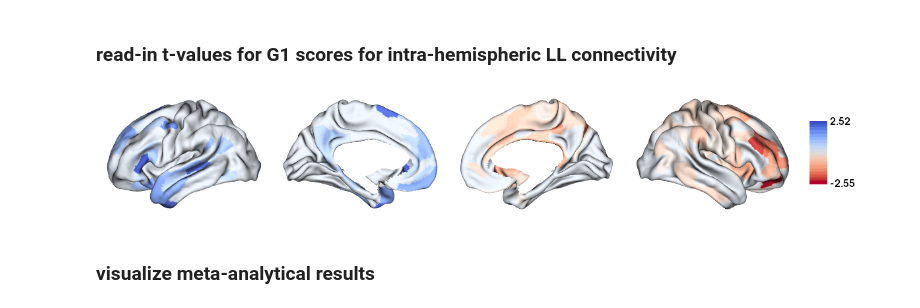
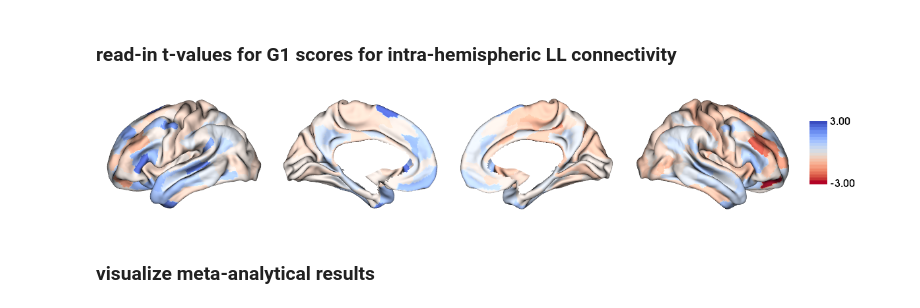
Before and after one commit to CNG-LAB/cngopen, a Jupyter notebook: asymmetry_functional_gradients/scripts/results_fig5.ipynb, the cells around one changed output. Drawn from its saved outputs; the diff is of its cells as text; code cells hidden in the pictures.

```diff
--- a/asymmetry_functional_gradients/scripts/results_fig5.ipynb
+++ b/asymmetry_functional_gradients/scripts/results_fig5.ipynb
@@ -32,24 +33,23 @@ cohen_lr = np.concatenate((cohen_l,cohen_r))
 # %%
 surf_lh, surf_rh = load_conte69()
 glasser = '../data/glasser.csv'
 glasser = genfromtxt(glasser)
 glasser_r = glasser[32492:]
 glasser_l = glasser[:32492]
 glasser_r[np.where(glasser_r == 180)] = 0
 glasser = np.concatenate((glasser_l,glasser_r))
 
 mask = glasser != 0
 
 decode = map_to_labels(cohen_lr, glasser, mask=mask)
 decode[np.where(decode==0)] = np.nan
-decode[np.where(decode==10)] = 0
 plot_hemispheres(surf_lh, surf_rh, array_name = decode, nan_color = (1,1,1,0.01),size = (1200, 200),
                  cmap = coolwarm, color_bar = True, interactive = False, zoom = 1.5, embed_nb = True,
-                 screenshot=True, filename='../figures/fig_5_intra_g1_cohen.svg',transparent_bg=True,scale=(2,2))
-
+                 screenshot=True, filename='../figures/fig_5_intra_g1_cohen.svg', color_range=(-3, 3))
 plot_hemispheres(surf_lh, surf_rh, array_name = decode, nan_color = (1,1,1,0.01),size = (1200, 200),
-                 cmap = coolwarm, color_bar = True, interactive = False, zoom = 1.5, embed_nb = True)
+                 color_range=(-3, 3), cmap = coolwarm, color_bar = True,
+                 interactive = False, zoom = 1.5, embed_nb = True)
 # %% [output]
-[figure, old version]
+[figure, new version]
 # %% [markdown]
 ### visualize meta-analytical results
```
Also changed, not shown: parts of 9 cells of this notebook, 11 other files.
